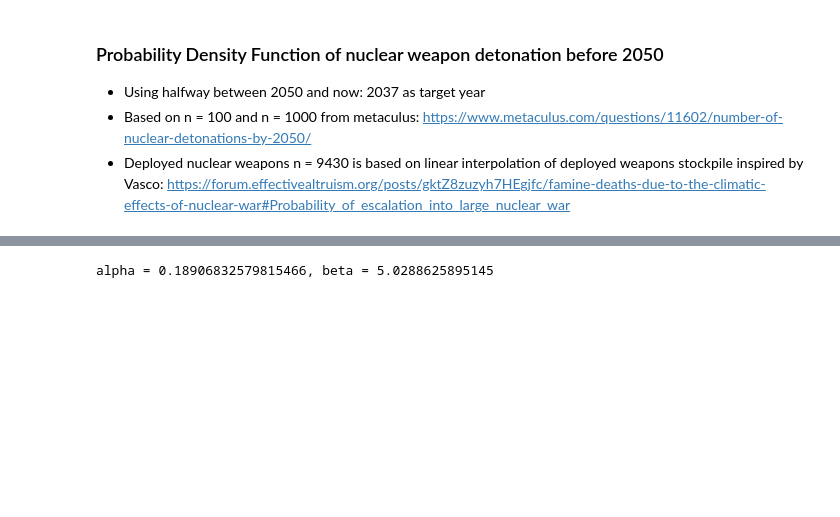
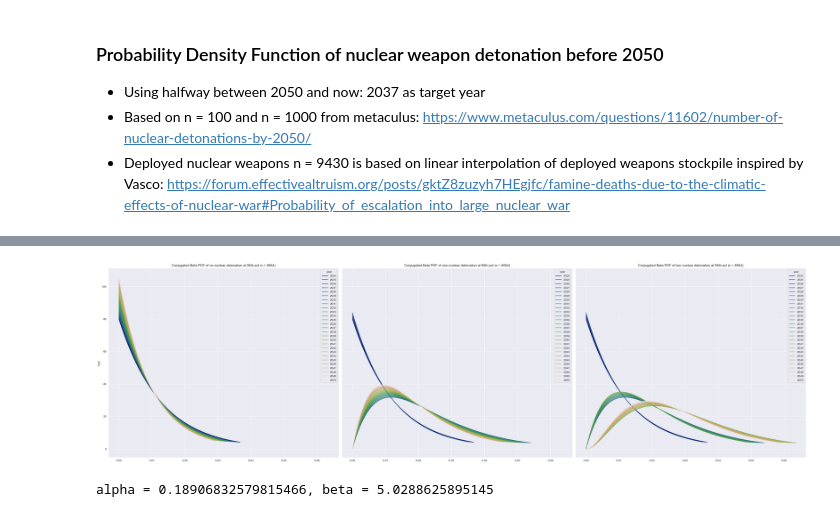
Before and after one commit to chrischank/asrs-trade, a Jupyter notebook: notebooks/P_LargeNuclearWar.ipynb, the cells around one changed output, grey strips where cells are left out. Saved outputs shown, nothing was run; the diff lists cells and outputs as text; code cells hidden in the pictures; blank space fills up the shorter version.

```diff
--- a/notebooks/P_LargeNuclearWar.ipynb
+++ b/notebooks/P_LargeNuclearWar.ipynb
@@ -178,3 +186,17 @@ plt.show()
+# %%
+fig, ax = plt.subplots(1,3, figsize = (35, 10), sharey = True, sharex = True)
+sns.lineplot(data=peace_df, x="linspace", y="PDF", hue="year", palette="gist_earth", ax=ax[0]).set(
+    title="Conjugated Beta PDF of no nuclear detonation at 95th pct (n = 8954)", xlabel = None)
+sns.lineplot(data=one_df, x="linspace", y="PDF", hue="year", palette="gist_earth", ax=ax[1]).set(
+    title="Conjugated Beta PDF of one nuclear detonation at 95th pct (n = 8954)", xlabel = None)
+sns.lineplot(data=two_df, x="linspace", y="PDF", hue="year", palette="gist_earth", ax=ax[2]).set(
+    title="Conjugated Beta PDF of two nuclear detonation at 95th pct (n = 8954)", xlabel = None)
+
+fig.tight_layout()
+plt.savefig("../docs/Conj_BetaH.png")
+plt.show()
+# %% [output]
+[figure, added]
 # %%
 def objective_function(params, x1, x2, p1, p2):
     alpha, beta_ = params
```
Also changed, not shown: parts of 5 cells of this notebook, 6 other files.
